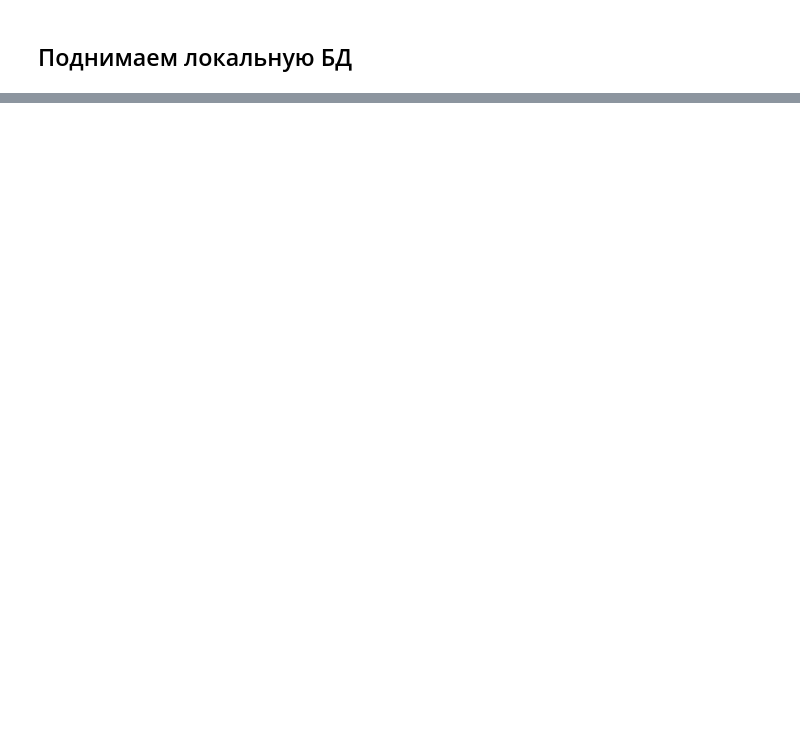
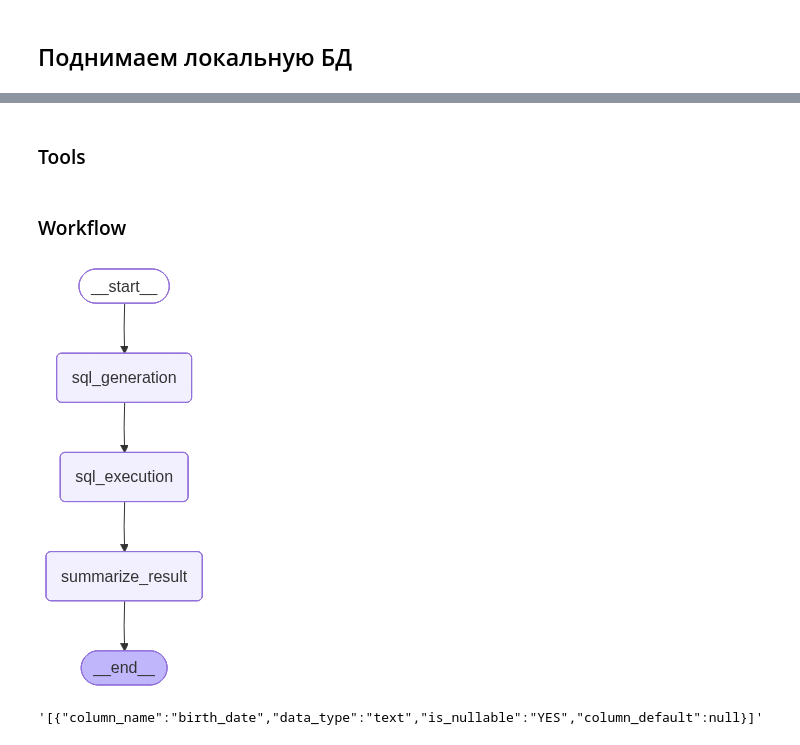
Before and after one commit to 20twomay/ai-med-brat, a Jupyter notebook: notebooks/agent_test.ipynb, the cells around one changed output, grey strips where cells are left out. Drawn from its saved outputs; the diff is of its cells as text; code cells hidden in the pictures; blank space fills up the shorter version.

````diff
--- a/notebooks/agent_test.ipynb
+++ b/notebooks/agent_test.ipynb
@@ -33,0 +162,2 @@ llm = ChatOpenAI(model="x-ai/grok-4.1-fast:free", base_url=BASE_URL, api_key=API
+# %% [markdown]
+### Tools
@@ -33,0 +185,2 @@ llm = ChatOpenAI(model="x-ai/grok-4.1-fast:free", base_url=BASE_URL, api_key=API
+# %% [markdown]
+### Workflow
@@ -33,0 +198,46 @@ llm = ChatOpenAI(model="x-ai/grok-4.1-fast:free", base_url=BASE_URL, api_key=API
+# %%
+def sql_generation_node(state: AgentState):
+    messages = state["messages"]
+    user_query = state.get("user_query", messages[-1].content)
+    prompt = SQL_NODE_TEMPLATE.format(
+        user_query=user_query,
+        ddl_schema=DDL_SCHEMA,
+        current_date=datetime.now().strftime("%Y-%m-%d %H:%M:%S"),
+    )
+    llm_structured = llm.with_structured_output(SQLQuery)
+    try:
+        sql_query = llm_structured.invoke([SystemMessage(content=prompt)])
+        return {"sql_query": sql_query.query}
+    except Exception as e:
+        return f"LLM Error: {str(e)}"
+
+
+def sql_node(state: AgentState):
+    sql_query = state["sql_query"]
+    result = execute_sql_query(sql_query)
+    return {"result": result}
+
+
+def summarize_result_node(state: AgentState):
+    result = state["result"]
+    user_query = state["user_query"]
+    prompt = f"""
+Резюмируй результаты SQL запроса ```json\n{result}``` для пользователя, опираясь на его изначальный запрос: ```sql\n{user_query}```"""
+    summary = llm.invoke([SystemMessage(content=prompt)])
+    return {"summary": summary.content}
+# %%
+simple_workflow = StateGraph(AgentState)
+
+simple_workflow.add_node("sql_generation", sql_generation_node)
+simple_workflow.add_node("sql_execution", sql_node)
+simple_workflow.add_node("summarize_result", summarize_result_node)
+
+simple_workflow.set_entry_point("sql_generation")
+simple_workflow.add_edge("sql_generation", "sql_execution")
+simple_workflow.add_edge("sql_execution", "summarize_result")
+simple_workflow.add_edge("summarize_result", END)
+
+app = simple_workflow.compile()
+app
+# %% [output]
+[figure, added]
@@ -33,0 +248,11 @@ llm = ChatOpenAI(model="x-ai/grok-4.1-fast:free", base_url=BASE_URL, api_key=API
+# %%
+execute_sql_query("""SELECT
+    column_name,
+    data_type,
+    is_nullable,
+    column_default
+FROM information_schema.columns
+WHERE table_name = 'patients'
+  AND column_name = 'birth_date';""")
+# %% [output]
+'[{"column_name":"birth_date","data_type":"text","is_nullable":"YES","column_default":null}]'
````
Also changed, not shown: parts of 23 cells of this notebook, 4 other files.
